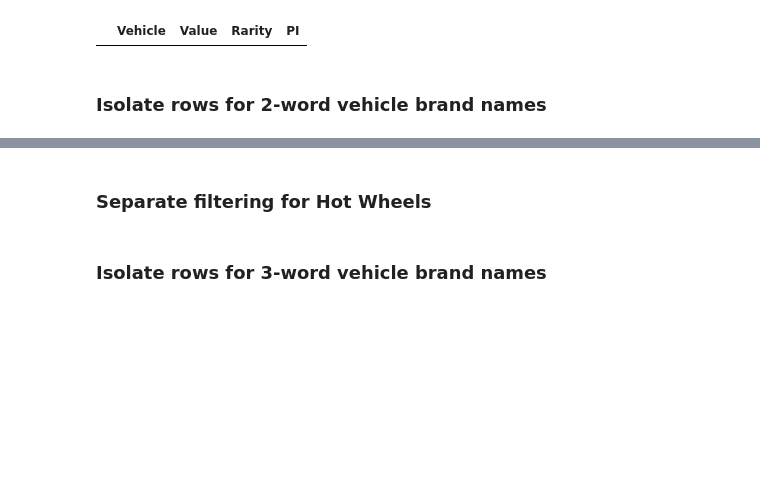
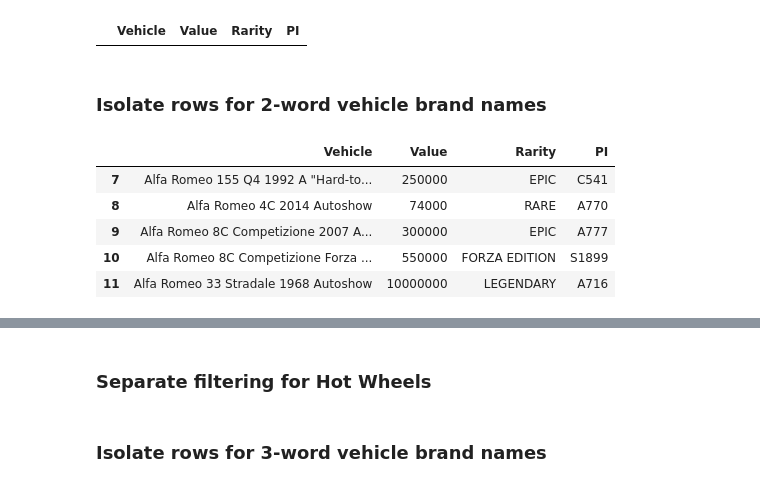
Before and after one commit to iaspidem/fh-cars-list, a Jupyter notebook: fh4-process.ipynb, the cells around one changed output, grey strips where cells are left out. Saved outputs shown, nothing was run; the diff lists cells and outputs as text; code cells hidden in the pictures; blank space fills up the shorter version.

```diff
--- a/fh4-process.ipynb
+++ b/fh4-process.ipynb
@@ -104,9 +104,16 @@ df_lite.iloc[df_lite["Vehicle"].str.contains("%")].head()
 # %% [markdown]
 ### Isolate rows for 2-word vehicle brand names
 # %%
-df1 = df_lite.iloc[df_lite["Vehicle"].str.contains("Alfa Romeo|Alumi Craft|Aston Martin|Auto Union|DS Automobiles|Formula Drift|Funco Motorsports|Hot Wheels|Land Rover|Lego Speed Champions|Local Motors|RJ Anderson|Spania GTA|Top Gear|W Motors")]
-df1 = df1.loc[~df1["Vehicle"].str.contains("Hoonigan")]
+df1 = df_lite.iloc[df_lite["Vehicle"].str.contains("Alfa Romeo|Alumi Craft|Aston Martin|Auto Union|DS Automobiles|Formula Drift|Funco Motorsports|Hot Wheels|Land Rover|Local Motors|RJ Anderson|Spania GTA|Top Gear|W Motors")]
+df1 = df1.loc[~df1["Vehicle"].str.contains("Mercedes-Benz|James Bond Edition")]
 df1.head()
+# %% [output]
+|  | Vehicle | Value | Rarity | PI |
+| 7 | Alfa Romeo 155 Q4 1992 A "Hard-to... | 250000 | EPIC | C541 |
+| 8 | Alfa Romeo 4C 2014 Autoshow | 74000 | RARE | A770 |
+| 9 | Alfa Romeo 8C Competizione 2007 A... | 300000 | EPIC | A777 |
+| 10 | Alfa Romeo 8C Competizione Forza ... | 550000 | FORZA EDITION | S1899 |
+| 11 | Alfa Romeo 33 Stradale 1968 Autoshow | 10000000 | LEGENDARY | A716 |
 # %%
 df1["Vehicle"] = df1["Vehicle"].str.replace(" ", "%", n=1)
 df1.head()
```
Also changed, not shown: parts of 9 cells of this notebook.
